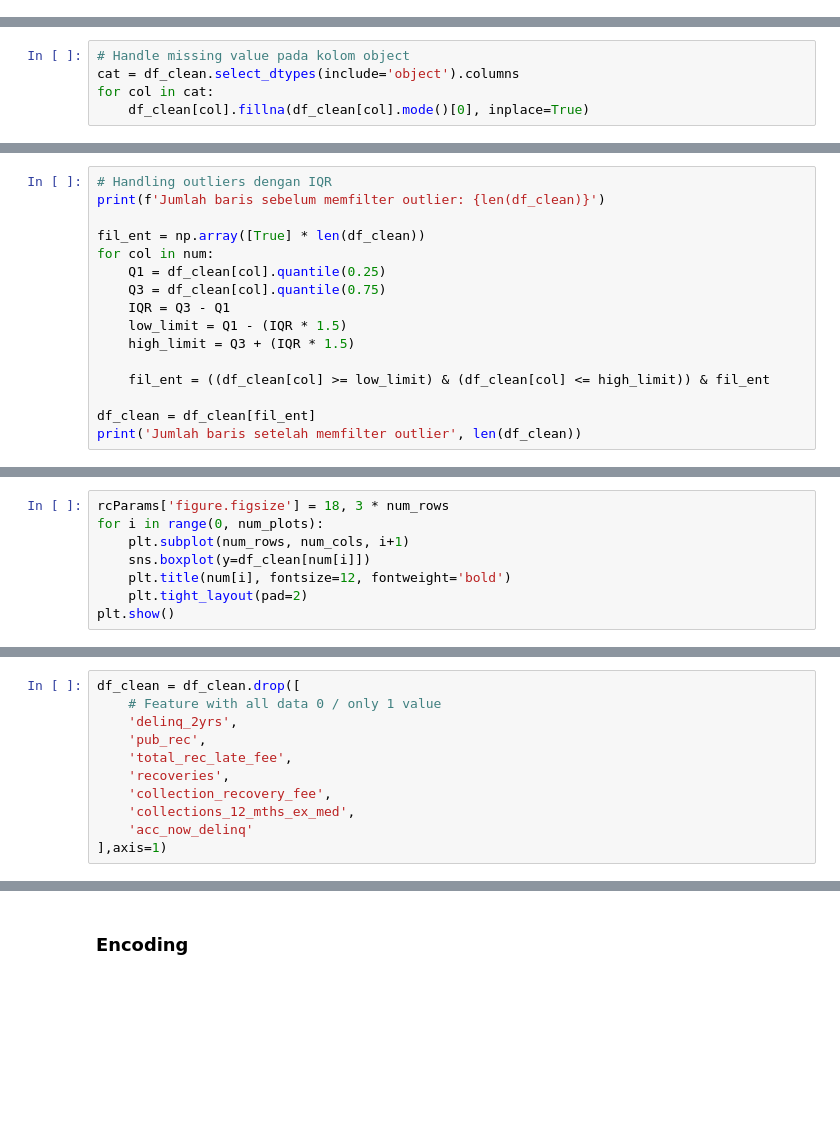
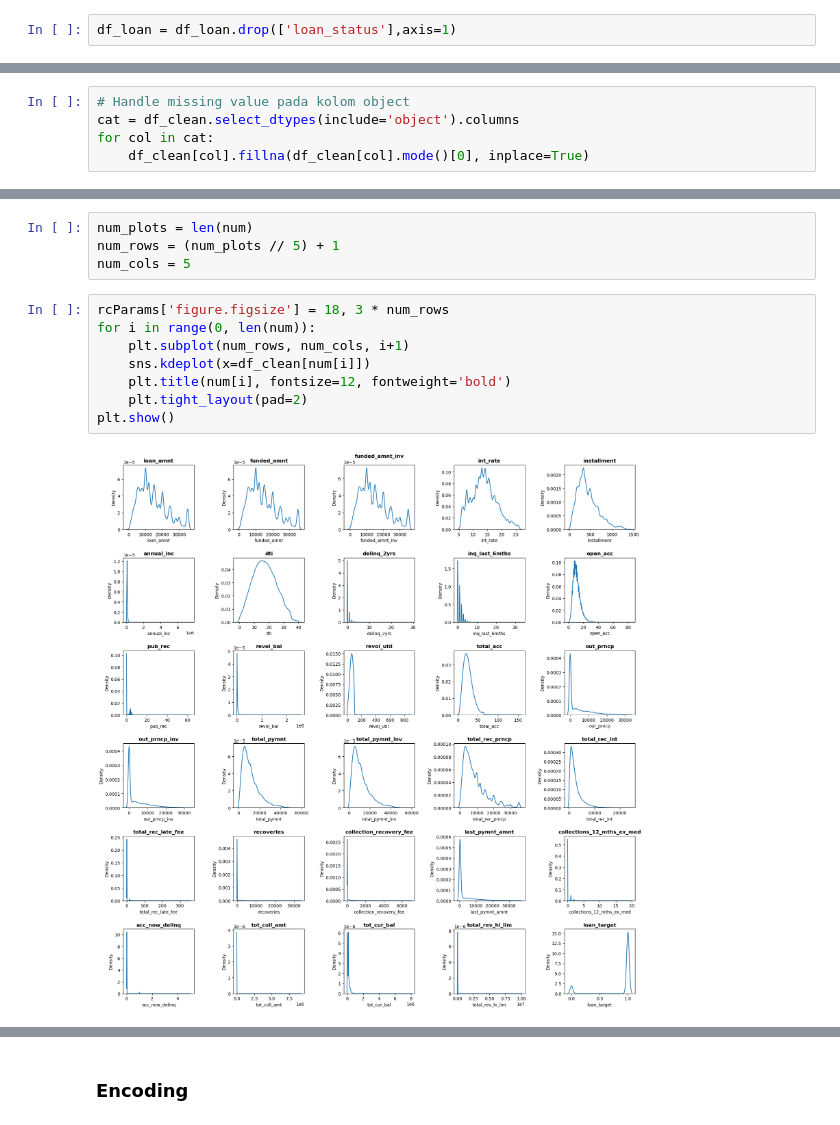
Before and after one commit to HafiizhTH/credit-risk-prediction, a Jupyter notebook: Model.ipynb, the cells around one changed output, grey strips where cells are left out. Cells and saved outputs as stored; diff of their text form; blank space fills up the shorter version.

```diff
--- a/Model.ipynb
+++ b/Model.ipynb
@@ -394,0 +322,2 @@ cat_cols = 5
+# %%
+df_loan = df_loan.drop(['loan_status'],axis=1)
@@ -466,16 +388,0 @@ dtype: int64
-# %%
-# Handling outliers dengan IQR
-print(f'Jumlah baris sebelum memfilter outlier: {len(df_clean)}')
-
-fil_ent = np.array([True] * len(df_clean))
-for col in num:
-    Q1 = df_clean[col].quantile(0.25)
-    Q3 = df_clean[col].quantile(0.75)
-    IQR = Q3 - Q1
-    low_limit = Q1 - (IQR * 1.5)
-    high_limit = Q3 + (IQR * 1.5)
-
-    fil_ent = ((df_clean[col] >= low_limit) & (df_clean[col] <= high_limit)) & fil_ent
-
-df_clean = df_clean[fil_ent]
-print('Jumlah baris setelah memfilter outlier', len(df_clean))
@@ -490,8 +388,0 @@ num_cols = 5
-# %%
-rcParams['figure.figsize'] = 18, 3 * num_rows
-for i in range(0, num_plots):
-    plt.subplot(num_rows, num_cols, i+1)
-    sns.boxplot(y=df_clean[num[i]])
-    plt.title(num[i], fontsize=12, fontweight='bold')
-    plt.tight_layout(pad=2)
-plt.show()
@@ -512,11 +388,0 @@ col_nol
-# %%
-df_clean = df_clean.drop([
-    # Feature with all data 0 / only 1 value
-    'delinq_2yrs',
-    'pub_rec',
-    'total_rec_late_fee',
-    'recoveries',
-    'collection_recovery_fee',
-    'collections_12_mths_ex_med',
-    'acc_now_delinq'
-],axis=1)
@@ -522,0 +448,14 @@ df_clean = df_clean.drop([
+# %%
+num_plots = len(num)
+num_rows = (num_plots // 5) + 1
+num_cols = 5
+# %%
+rcParams['figure.figsize'] = 18, 3 * num_rows
+for i in range(0, len(num)):
+    plt.subplot(num_rows, num_cols, i+1)
+    sns.kdeplot(x=df_clean[num[i]])
+    plt.title(num[i], fontsize=12, fontweight='bold')
+    plt.tight_layout(pad=2)
+plt.show()
+# %% [output]
+[figure, new version]
```
Also changed, not shown: parts of 99 cells of this notebook.
